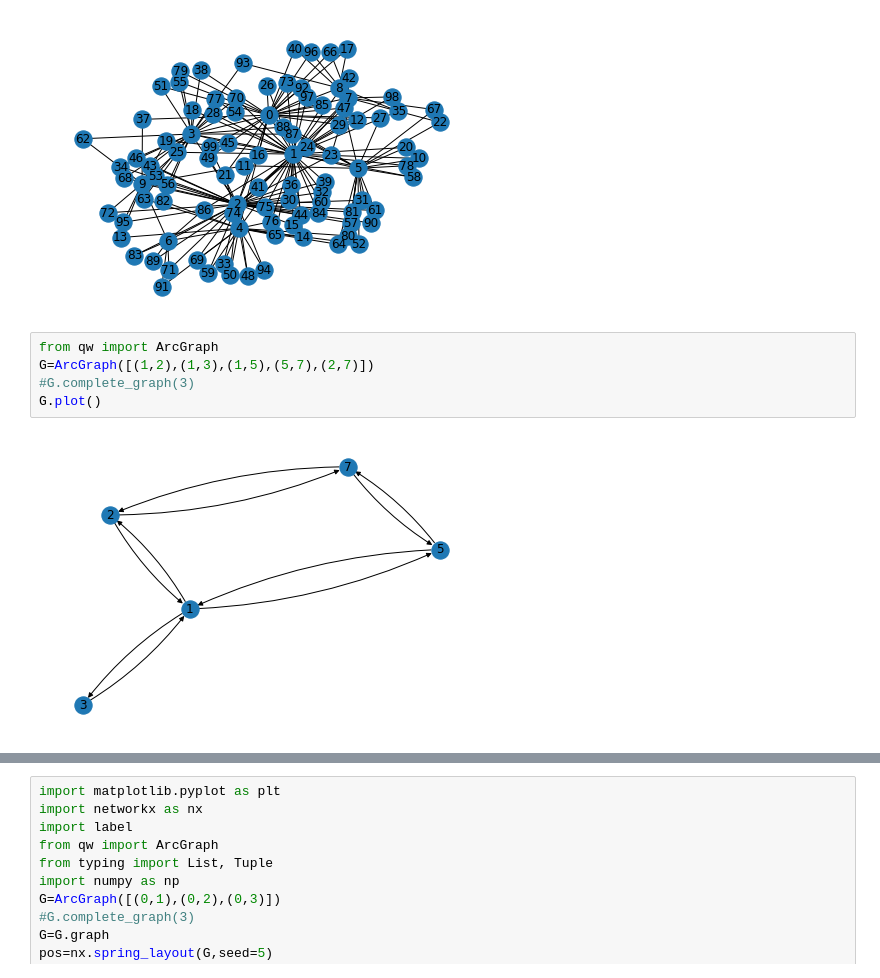
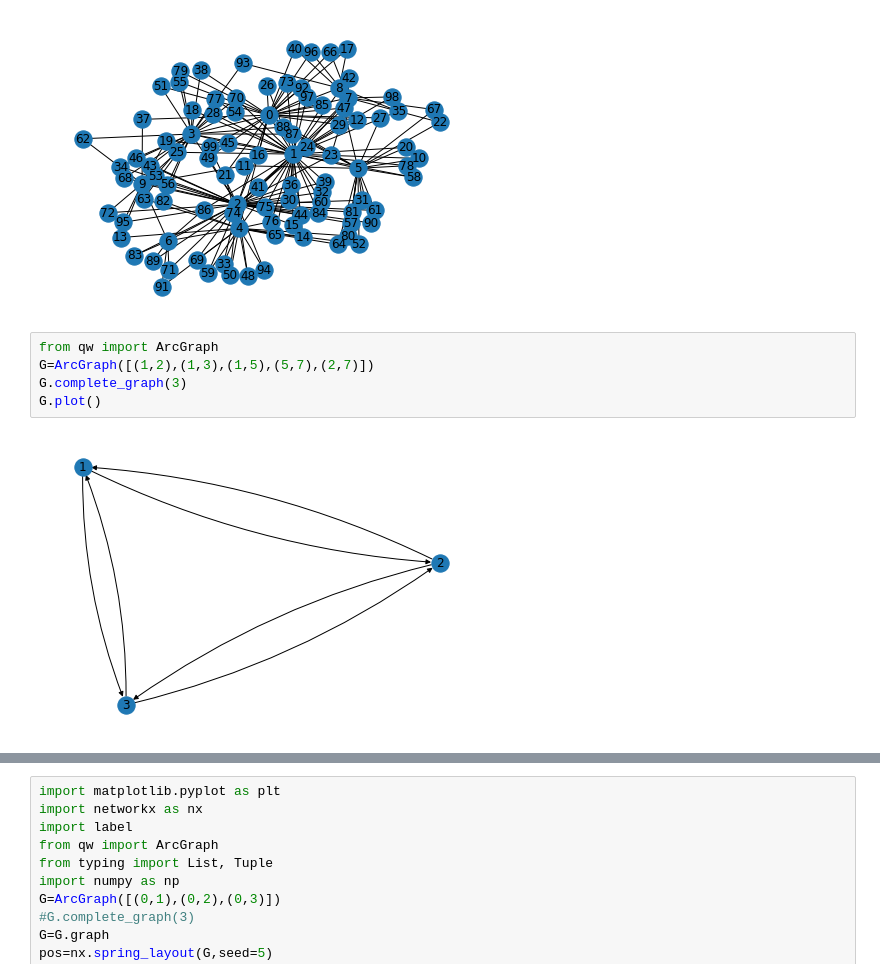
Before and after one commit to Tshou1219/qba, a Jupyter notebook: main.ipynb, the cells around one changed output, grey strips where cells are left out. Cells and saved outputs as stored; diff of their text form.

```diff
--- a/main.ipynb
+++ b/main.ipynb
@@ -8,10 +8,10 @@ bamodel.draw()
 # %%
 from qw import ArcGraph
 G=ArcGraph([(1,2),(1,3),(1,5),(5,7),(2,7)])
-#G.complete_graph(3)
+G.complete_graph(3)
 G.plot()
 # %% [output]
-[figure, old version]
+[figure, new version]
 # %%
 import matplotlib.pyplot as plt
 import networkx as nx
```
Also changed, not shown: parts of 2 cells of this notebook, 2 other files.
